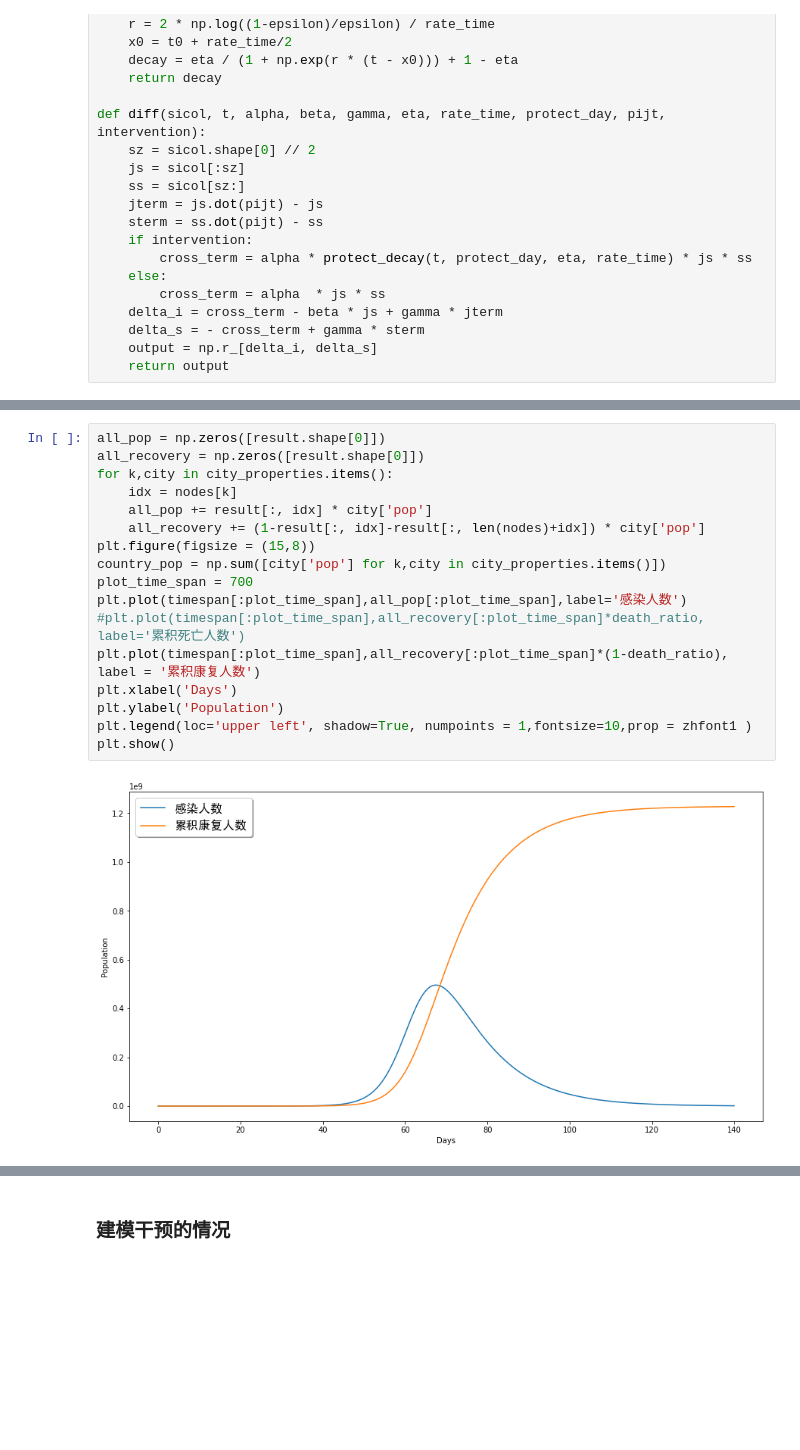
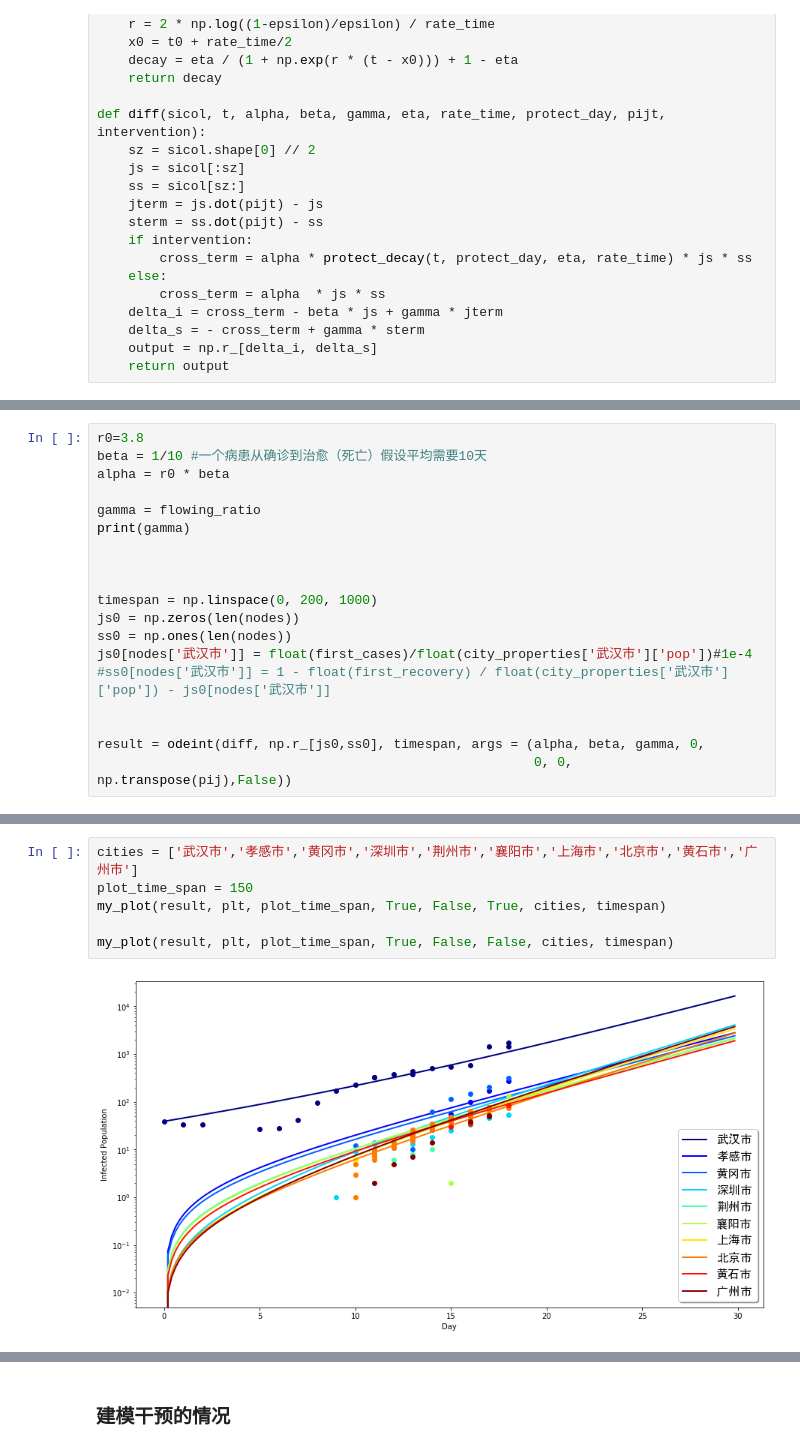
Before and after one commit to jakezj/hidden_geometry_of_nCoV, a Jupyter notebook: wuhan.ipynb, the cells around one changed output, grey strips where cells are left out. Drawn from its saved outputs; the diff is of its cells as text; blank space fills up the shorter version.

```diff
--- a/wuhan.ipynb
+++ b/wuhan.ipynb
@@ -624,0 +695,19 @@ def diff(sicol, t, alpha, beta, gamma, eta, rate_time, protect_day, pijt, interv
+# %%
+r0=3.8
+beta = 1/10 #一个病患从确诊到治愈（死亡）假设平均需要10天
+alpha = r0 * beta
+
+gamma = flowing_ratio
+print(gamma)
+
+
+
+timespan = np.linspace(0, 200, 1000)
+js0 = np.zeros(len(nodes))
+ss0 = np.ones(len(nodes))
+js0[nodes['武汉市']] = float(first_cases)/float(city_properties['武汉市']['pop'])#1e-4
+#ss0[nodes['武汉市']] = 1 - float(first_recovery) / float(city_properties['武汉市']['pop']) - js0[nodes['武汉市']]
+
+
+result = odeint(diff, np.r_[js0,ss0], timespan, args = (alpha, beta, gamma, 0,
+                                                        0, 0, np.transpose(pij),False))
@@ -681,19 +718,8 @@ plt.show()
-# %%
-all_pop = np.zeros([result.shape[0]])
-all_recovery = np.zeros([result.shape[0]])
-for k,city in city_properties.items():
-    idx = nodes[k]
-    all_pop += result[:, idx] * city['pop']
-    all_recovery += (1-result[:, idx]-result[:, len(nodes)+idx]) * city['pop']
-plt.figure(figsize = (15,8))
-country_pop = np.sum([city['pop'] for k,city in city_properties.items()])
-plot_time_span = 700
-plt.plot(timespan[:plot_time_span],all_pop[:plot_time_span],label='感染人数')
-#plt.plot(timespan[:plot_time_span],all_recovery[:plot_time_span]*death_ratio, label='累积死亡人数')
-plt.plot(timespan[:plot_time_span],all_recovery[:plot_time_span]*(1-death_ratio), label = '累积康复人数')
-plt.xlabel('Days')
-plt.ylabel('Population')
-plt.legend(loc='upper left', shadow=True, numpoints = 1,fontsize=10,prop = zhfont1 )
-plt.show()
-# %% [output]
-[figure, removed]
+# %%
+cities = ['武汉市','孝感市','黄冈市','深圳市','荆州市','襄阳市','上海市','北京市','黄石市','广州市']
+plot_time_span = 150
+my_plot(result, plt, plot_time_span, True, False, True, cities, timespan)
+
+my_plot(result, plt, plot_time_span, True, False, False, cities, timespan)
+# %% [output]
+[figure, added]
```
Also changed, not shown: parts of 24 cells of this notebook, 1 other file.
